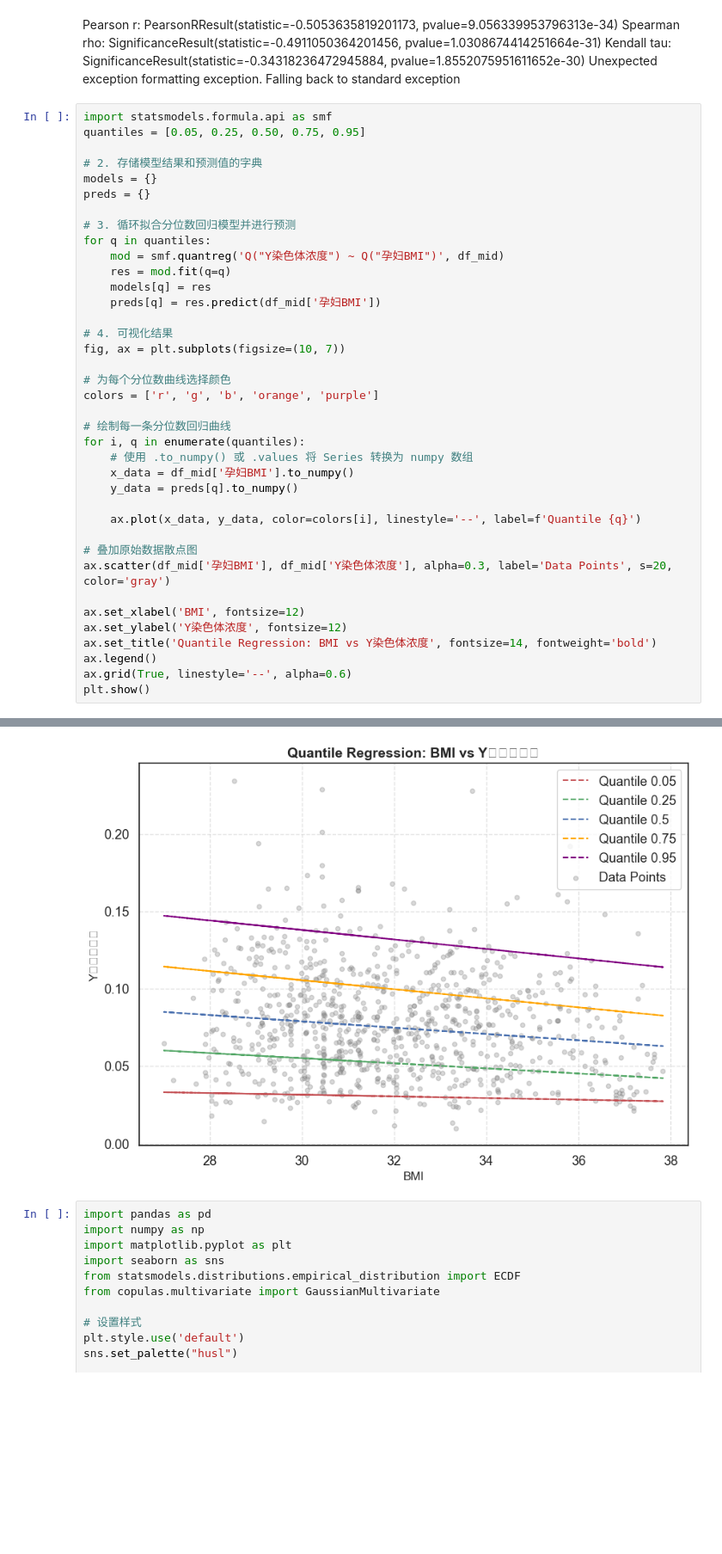
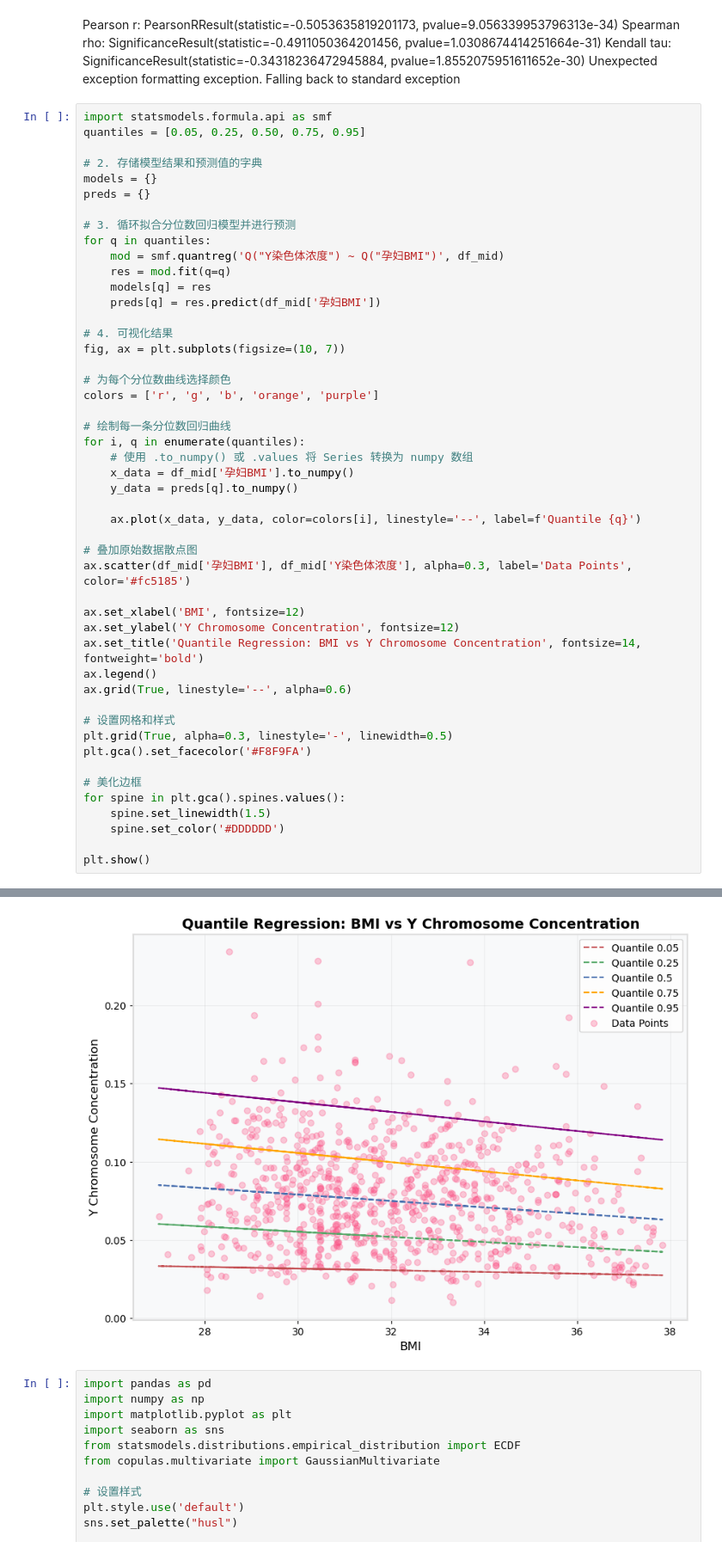
Before and after one commit to hammer-L/Guosai-2025, a Jupyter notebook: P2-可视化分析.ipynb, the cells around one changed output, grey strips where cells are left out. Shown at 86% size. Cells and saved outputs as stored; diff of their text form; blank space fills up the shorter version.

```diff
--- a/P2-可视化分析.ipynb
+++ b/P2-可视化分析.ipynb
@@ -231,12 +231,22 @@ for i, q in enumerate(quantiles):
     ax.plot(x_data, y_data, color=colors[i], linestyle='--', label=f'Quantile {q}')
 
 # 叠加原始数据散点图
-ax.scatter(df_mid['孕妇BMI'], df_mid['Y染色体浓度'], alpha=0.3, label='Data Points', s=20, color='gray')
+ax.scatter(df_mid['孕妇BMI'], df_mid['Y染色体浓度'], alpha=0.3, label='Data Points', color='#fc5185')
 
 ax.set_xlabel('BMI', fontsize=12)
-ax.set_ylabel('Y染色体浓度', fontsize=12)
-ax.set_title('Quantile Regression: BMI vs Y染色体浓度', fontsize=14, fontweight='bold')
+ax.set_ylabel('Y Chromosome Concentration', fontsize=12)
+ax.set_title('Quantile Regression: BMI vs Y Chromosome Concentration', fontsize=14, fontweight='bold')
 ax.legend()
 ax.grid(True, linestyle='--', alpha=0.6)
+
+# 设置网格和样式
+plt.grid(True, alpha=0.3, linestyle='-', linewidth=0.5)
+plt.gca().set_facecolor('#F8F9FA')
+
+# 美化边框
+for spine in plt.gca().spines.values():
+    spine.set_linewidth(1.5)
+    spine.set_color('#DDDDDD')
+
 plt.show()
 # %% [output]
@@ -256,4 +253,4 @@ Glyph 24230 (\N{CJK UNIFIED IDEOGRAPH-5EA6}) missing from current font.
-[figure, old version]
+[figure, new version]
 # %%
 import pandas as pd
 import numpy as np
```
Also changed, not shown: parts of 2 cells of this notebook, 25 other files.
